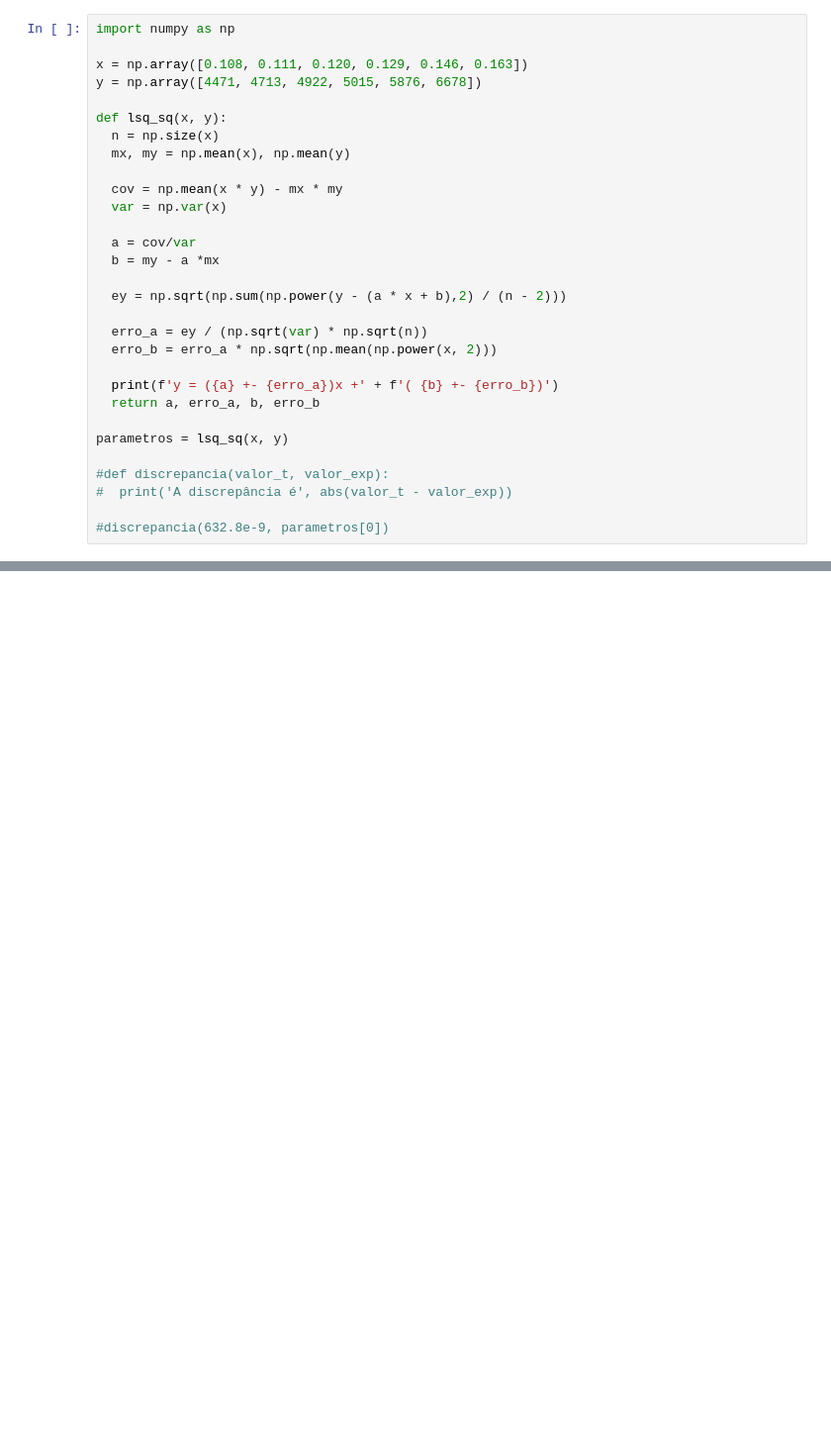
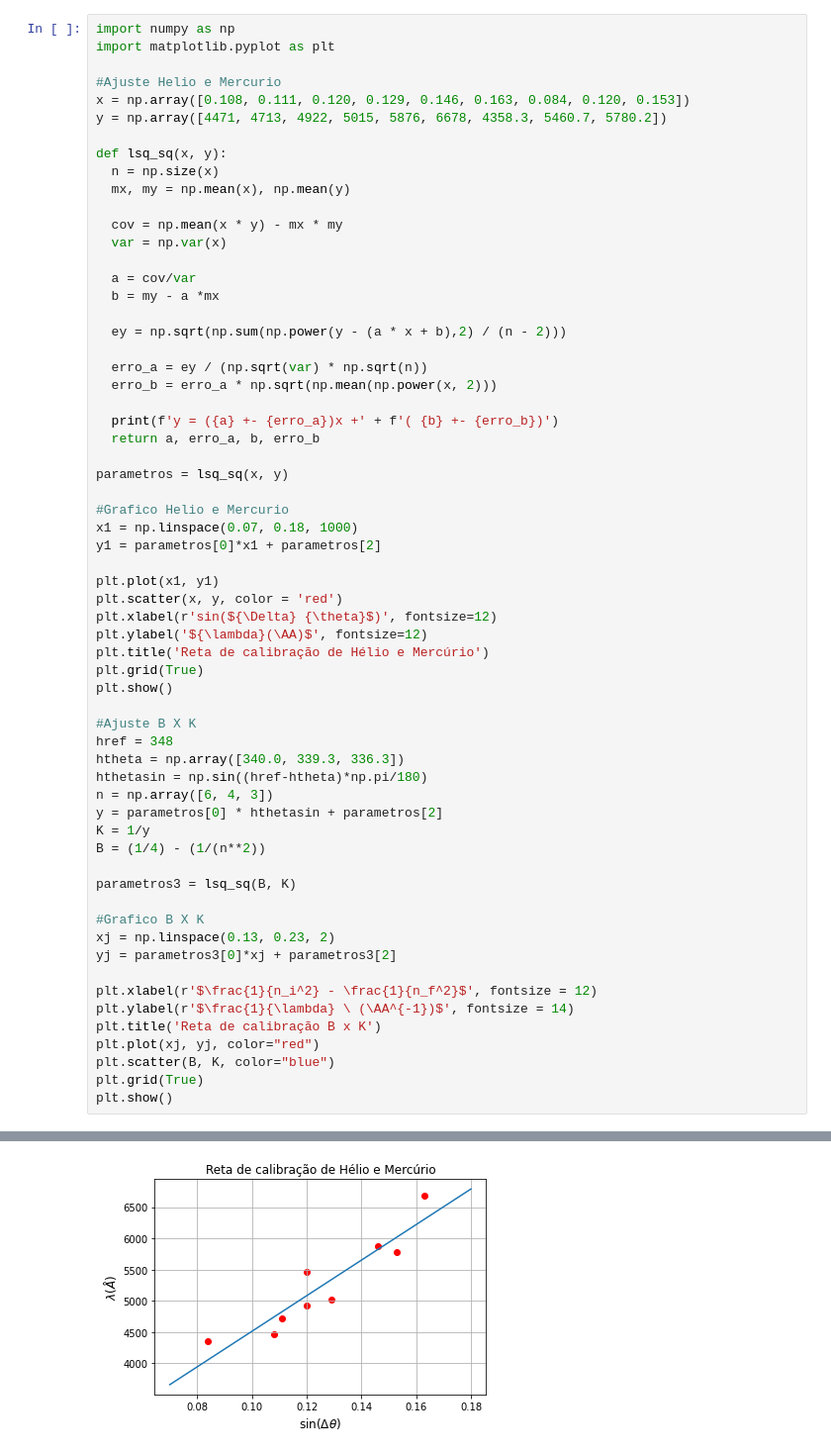
Before and after one commit to goulartsursula/DisciplinasUERJ, a Jupyter notebook: espectroscopia.ipynb, the cells around one changed output, grey strips where cells are left out. Shown at 99% size. Saved outputs shown, nothing was run; the diff lists cells and outputs as text; blank space fills up the shorter version.

```diff
--- a/espectroscopia.ipynb
+++ b/espectroscopia.ipynb
@@ -2,9 +2,11 @@
 <a href="https://colab.research.google.com/github/goulartsursula/disciplinas-uerj/blob/master/espectroscopia.ipynb" target="_parent"><img src="https://colab.research.google.com/assets/colab-badge.svg" alt="Open In Colab"/></a>
 # %%
 import numpy as np
+import matplotlib.pyplot as plt
 
-x = np.array([0.108, 0.111, 0.120, 0.129, 0.146, 0.163])
-y = np.array([4471, 4713, 4922, 5015, 5876, 6678])
+#Ajuste Helio e Mercurio
+x = np.array([0.108, 0.111, 0.120, 0.129, 0.146, 0.163, 0.084, 0.120, 0.153])
+y = np.array([4471, 4713, 4922, 5015, 5876, 6678, 4358.3, 5460.7, 5780.2])
 
 def lsq_sq(x, y):
   n = np.size(x)
@@ -26,8 +28,38 @@ def lsq_sq(x, y):
 
 parametros = lsq_sq(x, y)
 
-#def discrepancia(valor_t, valor_exp):
-#  print('A discrepância é', abs(valor_t - valor_exp))
+#Grafico Helio e Mercurio
+x1 = np.linspace(0.07, 0.18, 1000)
+y1 = parametros[0]*x1 + parametros[2]
 
-#discrepancia(632.8e-9, parametros[0])
+plt.plot(x1, y1)
+plt.scatter(x, y, color = 'red')
+plt.xlabel(r'sin(${\Delta} {\theta}$)', fontsize=12)
+plt.ylabel('${\lambda}(\AA)$', fontsize=12)
+plt.title('Reta de calibração de Hélio e Mercúrio')
+plt.grid(True)
+plt.show()
+
+#Ajuste B X K
+href = 348
+htheta = np.array([340.0, 339.3, 336.3])
+hthetasin = np.sin((href-htheta)*np.pi/180)
+n = np.array([6, 4, 3])
+y = parametros[0] * hthetasin + parametros[2]
+K = 1/y
+B = (1/4) - (1/(n**2))
+
+parametros3 = lsq_sq(B, K)
+
+#Grafico B X K
+xj = np.linspace(0.13, 0.23, 2)
+yj = parametros3[0]*xj + parametros3[2]
+
+plt.xlabel(r'$\frac{1}{n_i^2} - \frac{1}{n_f^2}$', fontsize = 12)
+plt.ylabel(r'$\frac{1}{\lambda} \ (\AA^{-1})$', fontsize = 14)
+plt.title('Reta de calibração B x K')
+plt.plot(xj, yj, color="red")
+plt.scatter(B, K, color="blue")
+plt.grid(True)
+plt.show()
 # %% [output]
@@ -34,0 +67 @@ y = (38472.810657348644 +- 3223.4098096783305)x +( 296.93768654001724 +- 422.153
+[figure, added]
```
Also changed, not shown: parts of 10 cells of this notebook.
